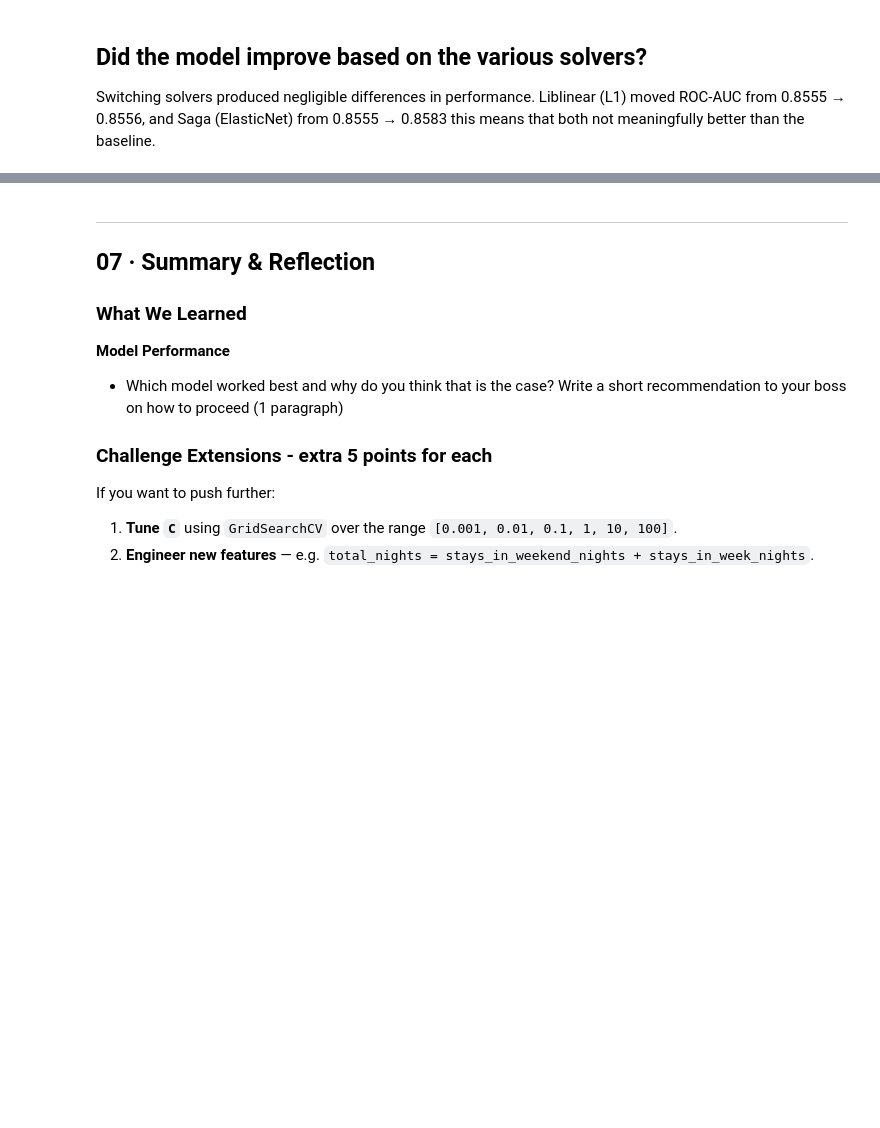
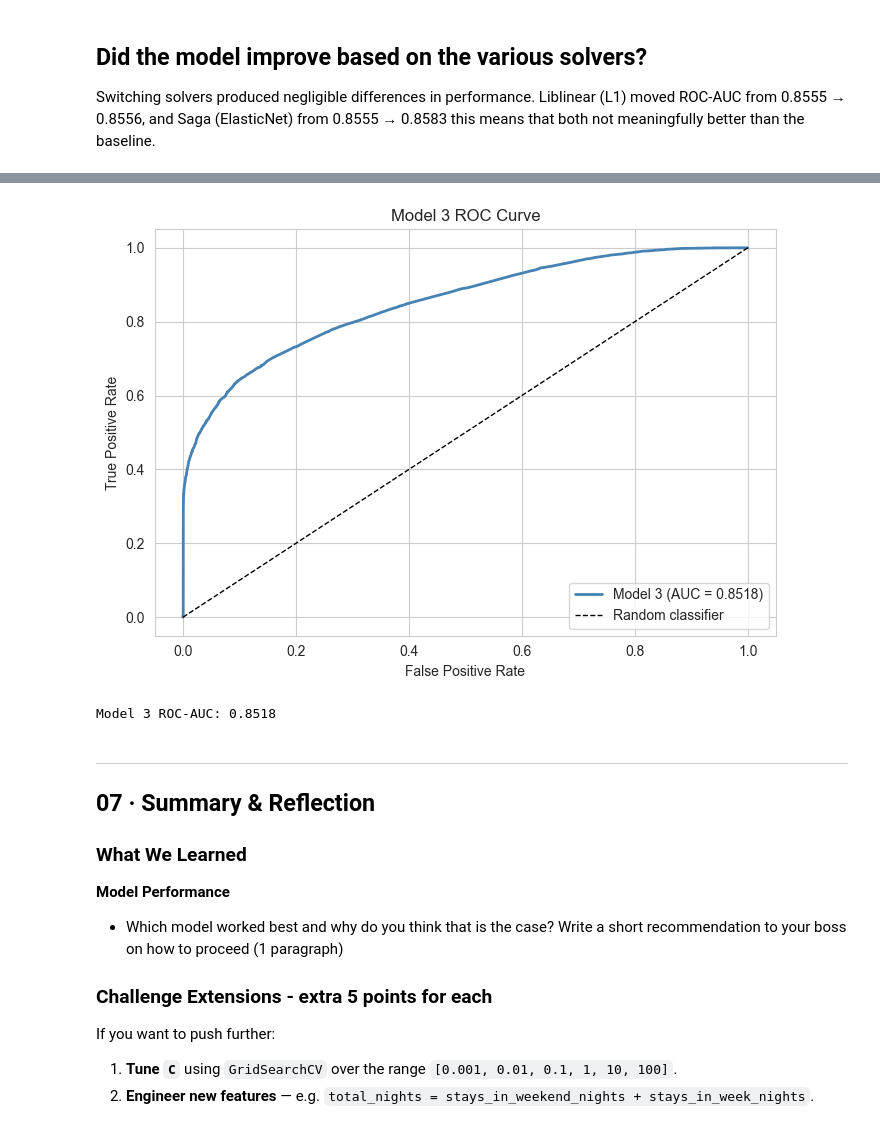
Before and after one commit to JedDataScience/week_8, a Jupyter notebook: hotel_cancellation_lab.ipynb, the cells around one changed output, grey strips where cells are left out. Drawn from its saved outputs; the diff is of its cells as text; code cells hidden in the pictures; blank space fills up the shorter version.

```diff
--- a/hotel_cancellation_lab.ipynb
+++ b/hotel_cancellation_lab.ipynb
@@ -581,3 +678,22 @@ Fold 3: [train | train | VAL  | train | train]
+# %%
+y_proba_m3 = pipe_m3.predict_proba(X3_test)[:, 1]
+fpr_m3, tpr_m3, thresholds_m3 = roc_curve(y3_test, y_proba_m3)
+auc_m3 = roc_auc_score(y3_test, y_proba_m3)
+
+fig, ax = plt.subplots(figsize=(7, 5))
+ax.plot(fpr_m3, tpr_m3, lw=2, color='steelblue', label=f'Model 3 (AUC = {auc_m3:.4f})')
+ax.plot([0, 1], [0, 1], 'k--', lw=1, label='Random classifier')
+ax.set_xlabel('False Positive Rate')
+ax.set_ylabel('True Positive Rate')
+ax.set_title('Model 3 ROC Curve')
+ax.legend(loc='lower right')
+plt.tight_layout()
+plt.show()
+
+print(f"Model 3 ROC-AUC: {auc_m3:.4f}")
+# %% [output]
+[figure, added]
+Model 3 ROC-AUC: 0.8518
 # %% [markdown]
 ---
 ## 07 · Summary & Reflection
```
Also changed, not shown: parts of 9 cells of this notebook.
